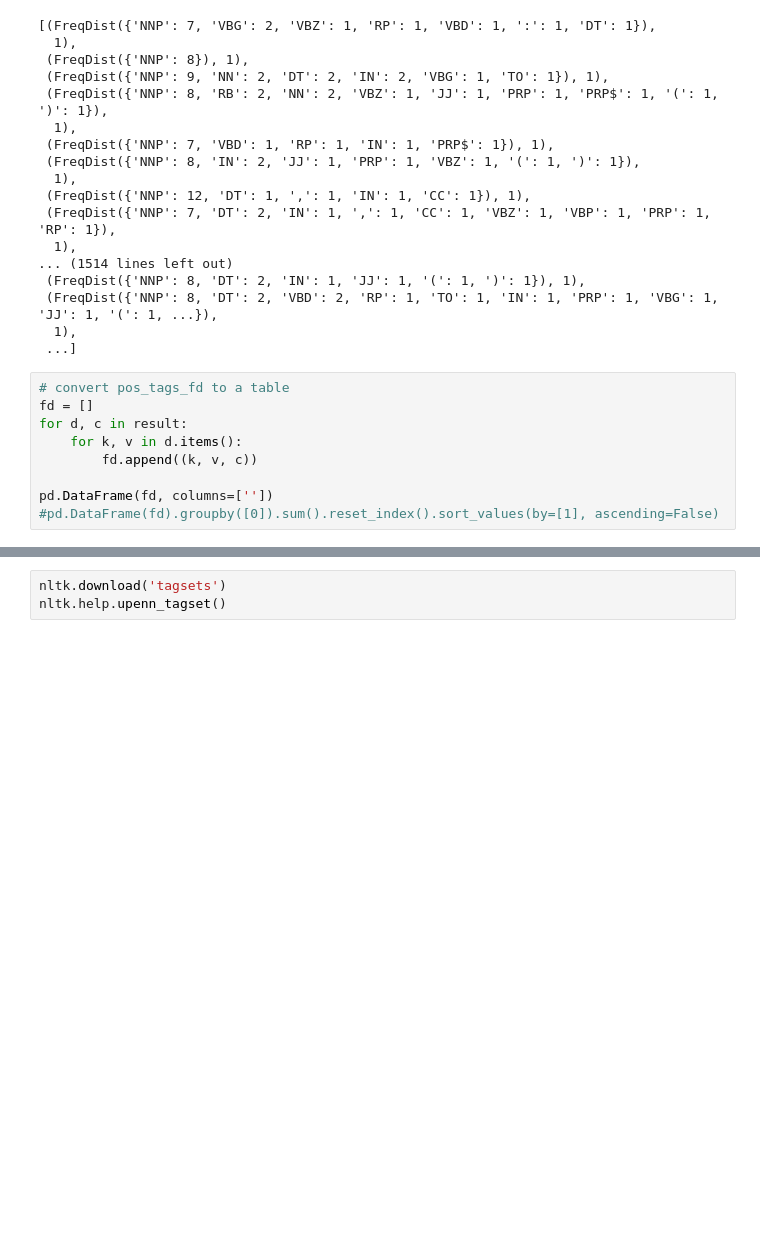
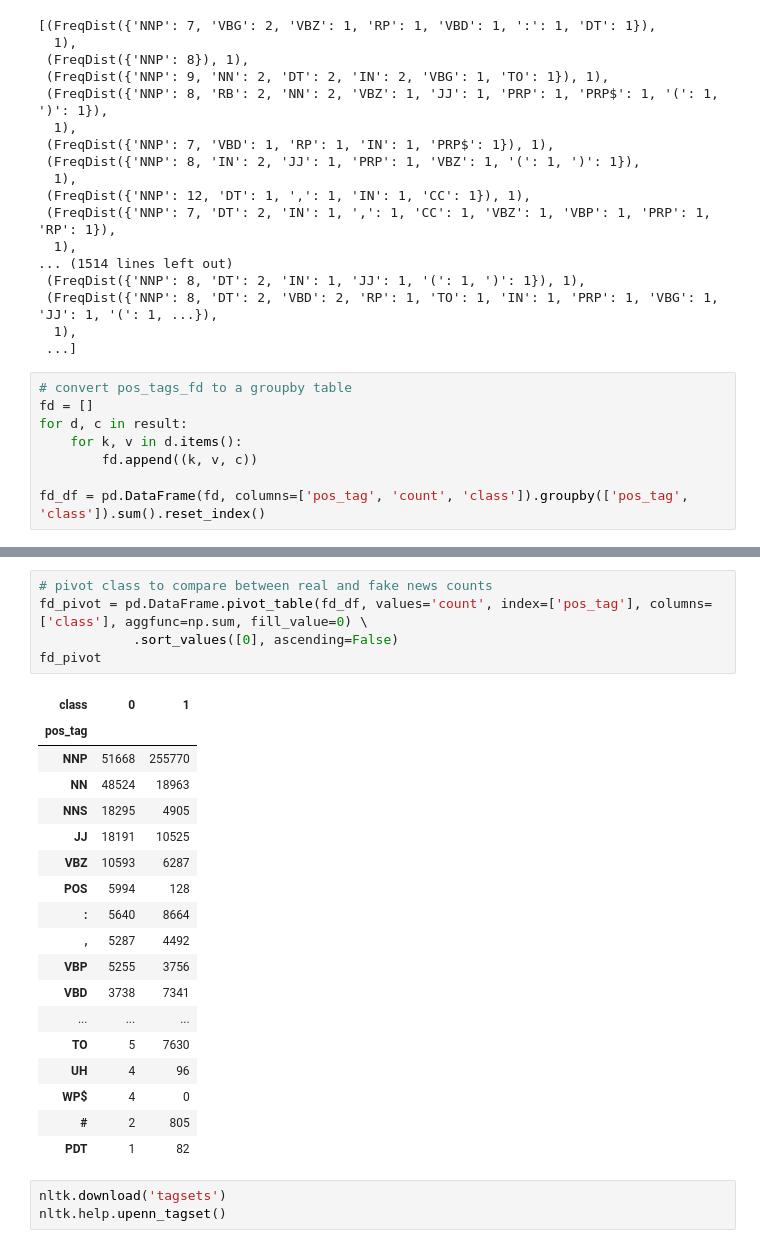
Before and after one commit to brandonyhr98/BT4222-Group-Project, a Jupyter notebook: master_dataset/lingustics.ipynb, the cells around one changed output, grey strips where cells are left out. Drawn from its saved outputs; the diff is of its cells as text; blank space fills up the shorter version.

```diff
--- a/master_dataset/lingustics.ipynb
+++ b/master_dataset/lingustics.ipynb
@@ -125,11 +120,10 @@ result
   1),
  ...]
 # %%
-# convert pos_tags_fd to a table
+# convert pos_tags_fd to a groupby table
 fd = []
 for d, c in result:
     for k, v in d.items():
         fd.append((k, v, c))
 
-pd.DataFrame(fd, columns=[''])
-#pd.DataFrame(fd).groupby([0]).sum().reset_index().sort_values(by=[1], ascending=False)
+fd_df = pd.DataFrame(fd, columns=['pos_tag', 'count', 'class']).groupby(['pos_tag', 'class']).sum().reset_index()
@@ -194,3 +130,27 @@ print(fd['NN'] / len(pos_tags))
+# %%
+# pivot class to compare between real and fake news counts
+fd_pivot = pd.DataFrame.pivot_table(fd_df, values='count', index=['pos_tag'], columns=['class'], aggfunc=np.sum, fill_value=0) \
+            .sort_values([0], ascending=False)
+fd_pivot
+# %% [output]
+| class | 0 | 1 |
+| pos_tag |  |  |
+| NNP | 51668 | 255770 |
+| NN | 48524 | 18963 |
+| NNS | 18295 | 4905 |
+| JJ | 18191 | 10525 |
+| VBZ | 10593 | 6287 |
+| POS | 5994 | 128 |
+| : | 5640 | 8664 |
+| , | 5287 | 4492 |
+| VBP | 5255 | 3756 |
+| VBD | 3738 | 7341 |
+| ... | ... | ... |
+| TO | 5 | 7630 |
+| UH | 4 | 96 |
+| WP$ | 4 | 0 |
+| # | 2 | 805 |
+| PDT | 1 | 82 |
 # %%
 nltk.download('tagsets')
 nltk.help.upenn_tagset()
```
Also changed, not shown: parts of 8 cells of this notebook.
